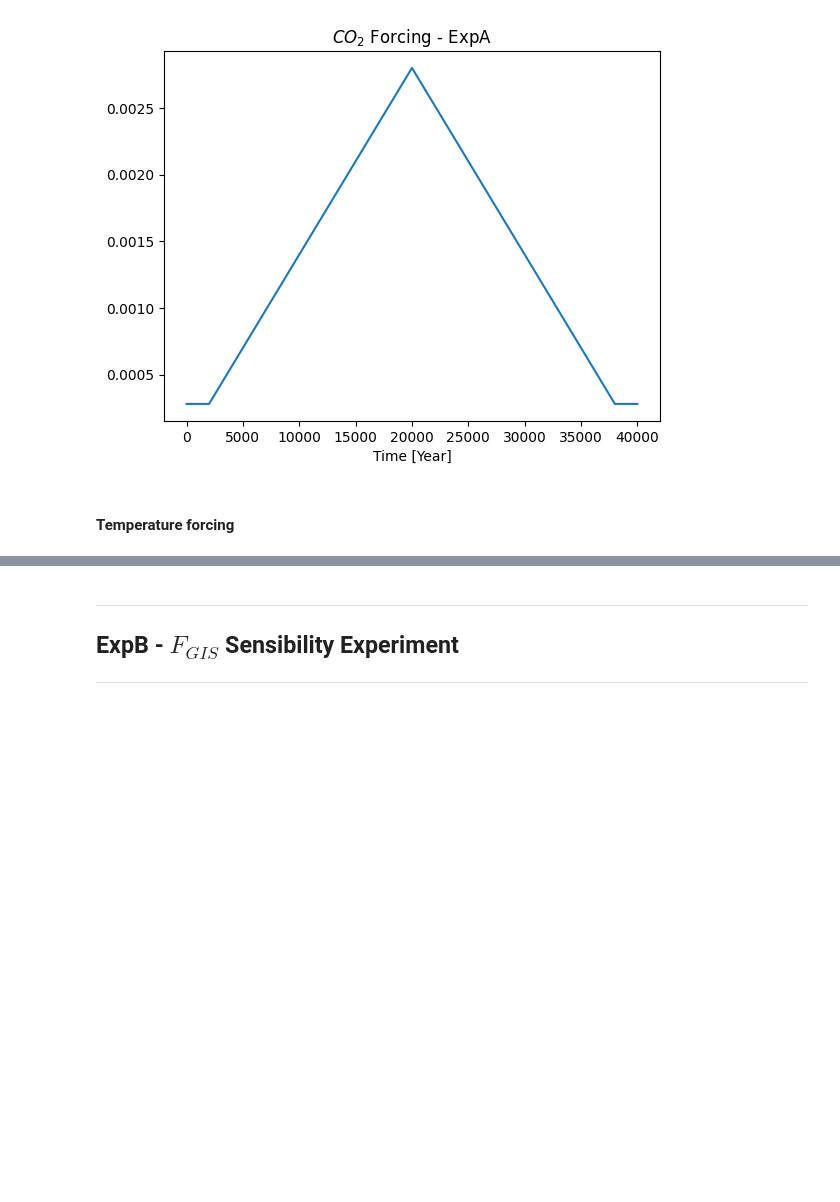
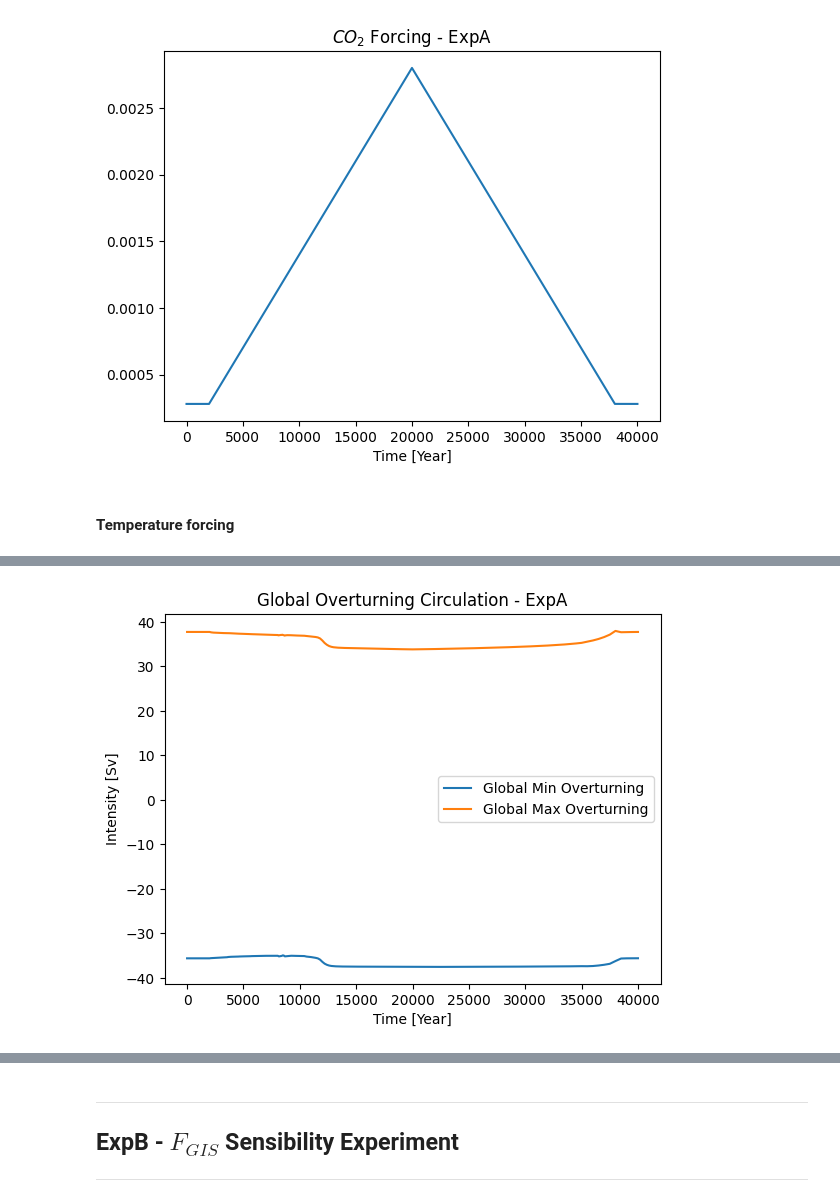
Before and after one commit to AmauryLaridon/LPHYS2299-Master-s-Thesis, a Jupyter notebook: cGenie Simulations/cGenie_exp_analysis.ipynb, the cells around one changed output, grey strips where cells are left out. Saved outputs shown, nothing was run; the diff lists cells and outputs as text; code cells hidden in the pictures; blank space fills up the shorter version.

```diff
--- a/cGenie Simulations/cGenie_exp_analysis.ipynb
+++ b/cGenie Simulations/cGenie_exp_analysis.ipynb
@@ -100,0 +118,11 @@ plt.show()
+# %%
+plt.plot(year_ExpA, glob_min_overt_ExpA,label='Global Min Overturning')
+plt.plot(year_ExpA, glob_max_overt_ExpA,label='Global Max Overturning')
+plt.title("Global Overturning Circulation - ExpA")
+plt.xlabel("Time [Year]")
+plt.ylabel("Intensity [Sv]")
+plt.legend()
+plt.savefig(save_fig_dir+'/EXPA/EXPA_Glob_Overt_Circ_MinMax')
+plt.show()
+# %% [output]
+[figure, added]
```
Also changed, not shown: parts of 10 cells of this notebook, 18 other files.
